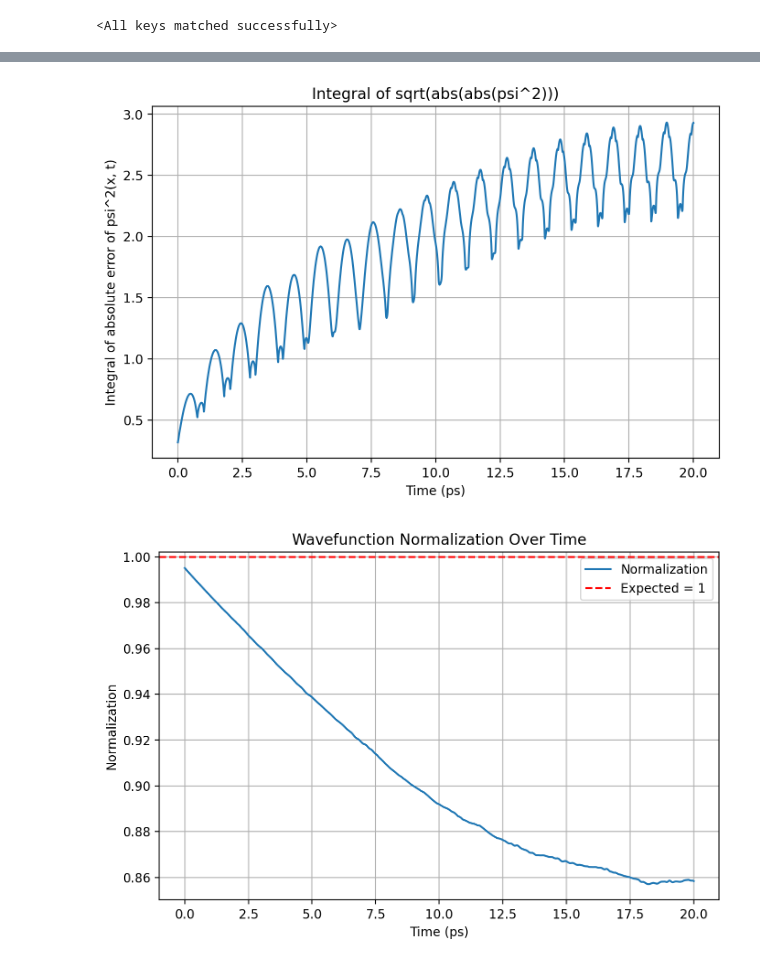
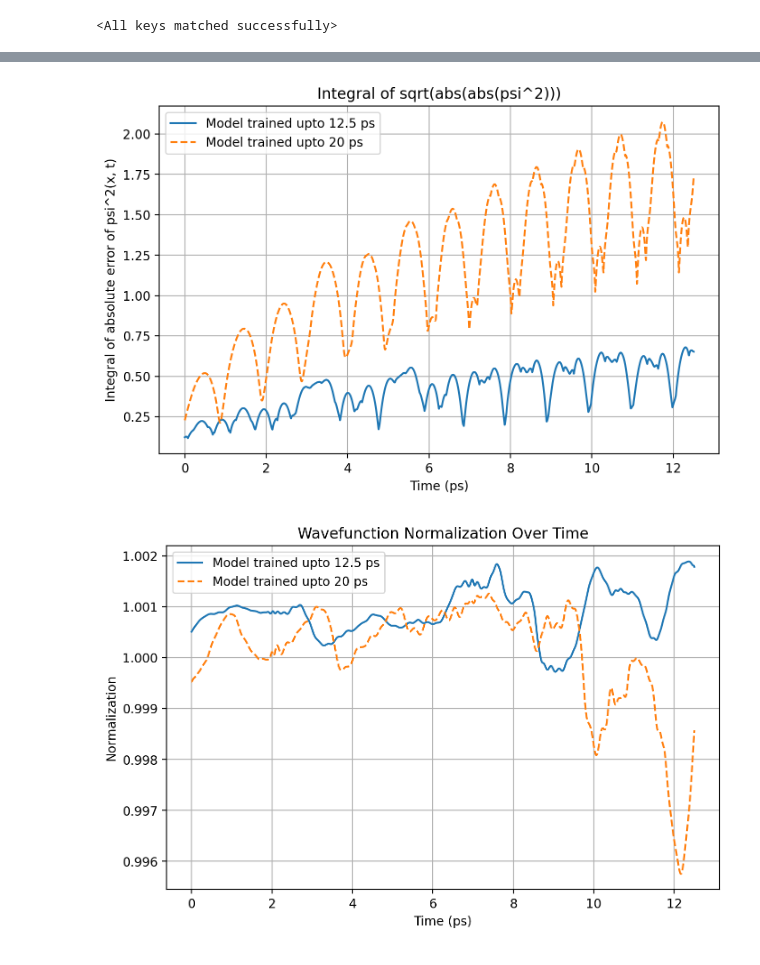
Before and after one commit to thash-jkr/Schrodinger-PINN, a Jupyter notebook: src/testers/model_tester.ipynb, the cells around one changed output, grey strips where cells are left out. Drawn from its saved outputs; the diff is of its cells as text; code cells hidden in the pictures.

```diff
--- a/src/testers/model_tester.ipynb
+++ b/src/testers/model_tester.ipynb
@@ -182,10 +185,10 @@ model.load_state_dict(torch.load("../results/general/model_4.pth", map_location=
 # %%
 import json
 
-with open("../results/general/history_4.json", "r") as f:
+with open("../results/norm/history_57.json", "r") as f:
   history = json.load(f)
 
-epochs = 250000
+epochs = 150000
 # %%
 total_loss_history = [record['total_loss'] for record in history]
 physics_loss_history = [record['physics_loss'] for record in history]
@@ -194,7 +198,7 @@ boundary_condition_loss_history = [record['boundary_condition_loss'] for record
 
 epochs_range = range(1, epochs + 1)
 # %%
-fig, axs = plt.subplots(2, 2, figsize=(18, 10))
+fig, axs = plt.subplots(3, 2, figsize=(18, 10))
 
 # Total Loss
 axs[0, 0].plot(epochs_range, total_loss_history, color='blue')
@@ -228,6 +232,14 @@ axs[1, 1].set_ylabel('Loss')
 axs[1, 1].grid(True)
 axs[1, 1].set_yscale("log")
 
+# Normalization Loss
+axs[2, 0].plot(epochs_range, normalization_loss_history, color='green')
+axs[2, 0].set_title('Normalization Loss')
+axs[2, 0].set_xlabel('Epochs')
+axs[2, 0].set_ylabel('Loss')
+axs[2, 0].grid(True)
+axs[2, 0].set_yscale("log")
+
 plt.tight_layout()
 plt.show()
 # %% [output]
@@ -294,4 +334,4 @@ plt.show()
 # %%
-analytical_weights = np.load("../results/analytical/crank_weights.npz")
+analytical_weights = np.load("../results/analytical/crank_t12_weights.npz")
 # %%
 psi_sq_analytical = analytical_weights["psi_sq_analytical"]
@@ -310,0 +338,22 @@ plt.show()
+# %%
+plt.figure(figsize=(8, 6), dpi=200)
+psi_sq_diff = np.abs(psi_sq - psi_sq_analytical)
+psi_sq_diff_mask = np.abs(psi_sq_mask - psi_sq_analytical)
+view_metrics(list(map(max, psi_sq_diff)))
+view_metrics(list(map(max, psi_sq_diff_mask)))
+
+fig, axs = plt.subplots(1, 2, figsize=(12, 5), dpi=200, sharey=True)
+
+c1 = axs[0].pcolormesh(x_values, t_values, psi_sq_diff.T, shading='auto')
+axs[0].set_title('Model trained upto 12.5 ps')
+axs[0].set_xlabel('x')
+axs[0].set_ylabel('t')
+fig.colorbar(c1, ax=axs[0], label='Absolute error of |psi|^2')
+
+c2 = axs[1].pcolormesh(x_values, t_values, psi_sq_diff_mask.T, shading='auto')
+axs[1].set_title('Model trained upto 20 ps')
+axs[1].set_xlabel('x')
+fig.colorbar(c2, ax=axs[1], label='Absolute error of |psi|^2')
+
+plt.tight_layout()
+plt.show()
@@ -311,31 +363,40 @@ plt.show()
 # %%
 diff_integrals = np.sqrt(psi_sq_diff).mean(axis=0) * (x_max - x_min)
+diff_integrals_mask = np.sqrt(psi_sq_diff_mask).mean(axis=0) * (x_max - x_min)
 view_metrics(diff_integrals)
+view_metrics(diff_integrals_mask)
 
 plt.figure(figsize=(8,5), dpi=200)
-plt.plot(t_values, diff_integrals, '-')
+plt.plot(t_values, diff_integrals, '-', label="Model trained upto 12.5 ps")
+plt.plot(t_values, diff_integrals_mask, '--', label="Model trained upto 20 ps")
 plt.xlabel('Time (ps)')
 plt.ylabel('Integral of absolute error of psi^2(x, t)')
 plt.title('Integral of sqrt(abs(abs(psi^2)))')
+plt.legend()
 plt.grid(True)
 plt.show()
 # %% [output]
-[figure, old version]
+[figure, new version]
 # %%
 from scipy.integrate import simpson
 
 norms = []
+norms_mask = []
 
 for i in range(5000):
     psi_sq_i = psi_real_pinn[:, i] ** 2 + psi_img_pinn[:, i] ** 2
+    psi_sq_i_mask = psi_real_pinn_mask[:, i] ** 2 + psi_img_pinn_mask[:, i] ** 2
     normalization = simpson(psi_sq_i, x=x_values)
+    normalization_mask = simpson(psi_sq_i_mask, x=x_values)
     norms.append(normalization)
+    norms_mask.append(normalization_mask)
 
 view_metrics(np.array(norms))
+view_metrics(np.array(norms_mask))
 
 plt.figure(figsize=(8,5), dpi=200)
-plt.plot(t_values, norms, '-', label='Normalization')
-plt.axhline(1.0, color='red', linestyle='--', label='Expected = 1')
+plt.plot(t_values, norms, '-', label='Model trained upto 12.5 ps')
+plt.plot(t_values, norms_mask, '--', label='Model trained upto 20 ps')
 plt.xlabel('Time (ps)')
 plt.ylabel('Normalization')
 plt.title('Wavefunction Normalization Over Time')
@@ -343,7 +404,7 @@ plt.legend()
 plt.grid(True)
 plt.show()
 # %% [output]
-[figure, old version]
+[figure, new version]
 # %%
 from scipy import special
 
```
Also changed, not shown: parts of 20 cells of this notebook, 10 other files.
